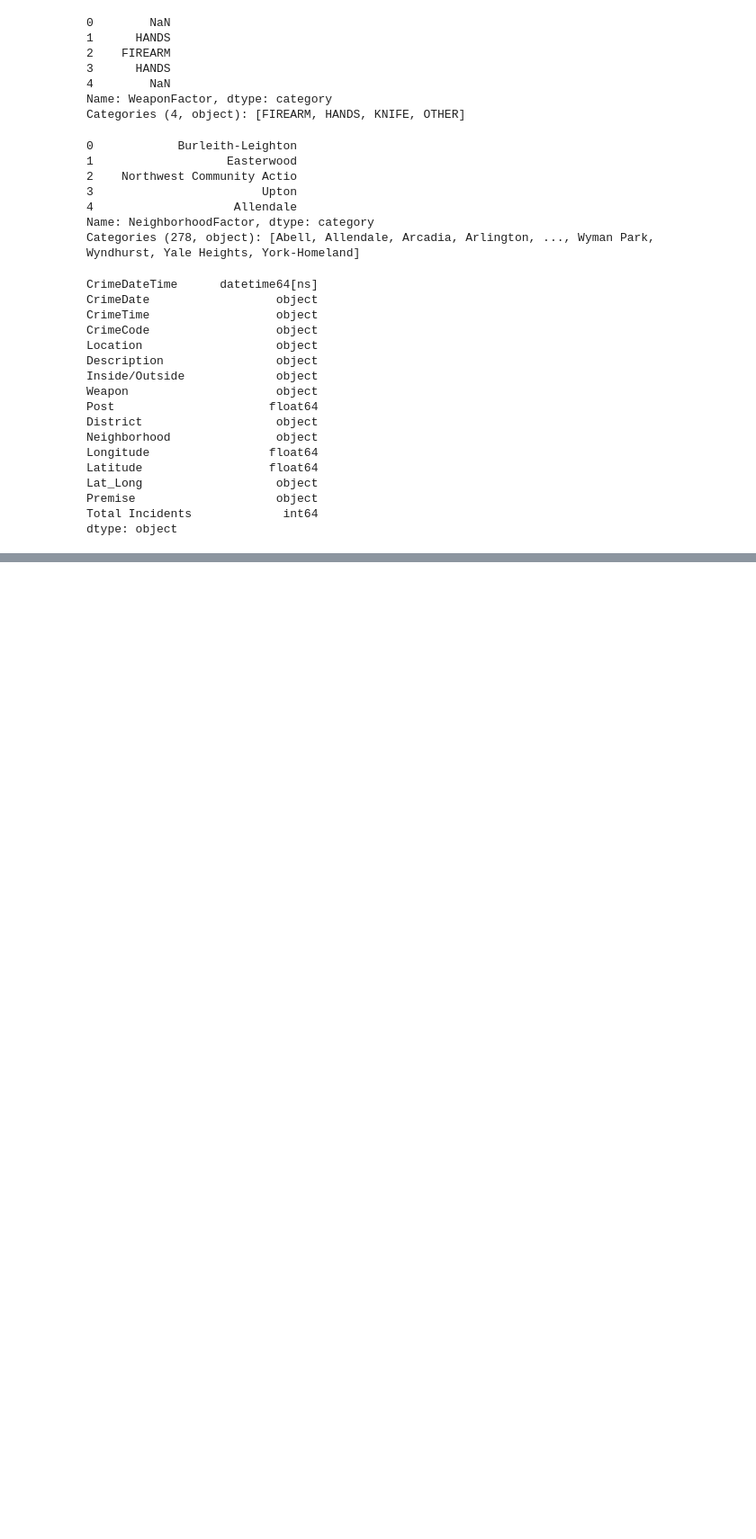
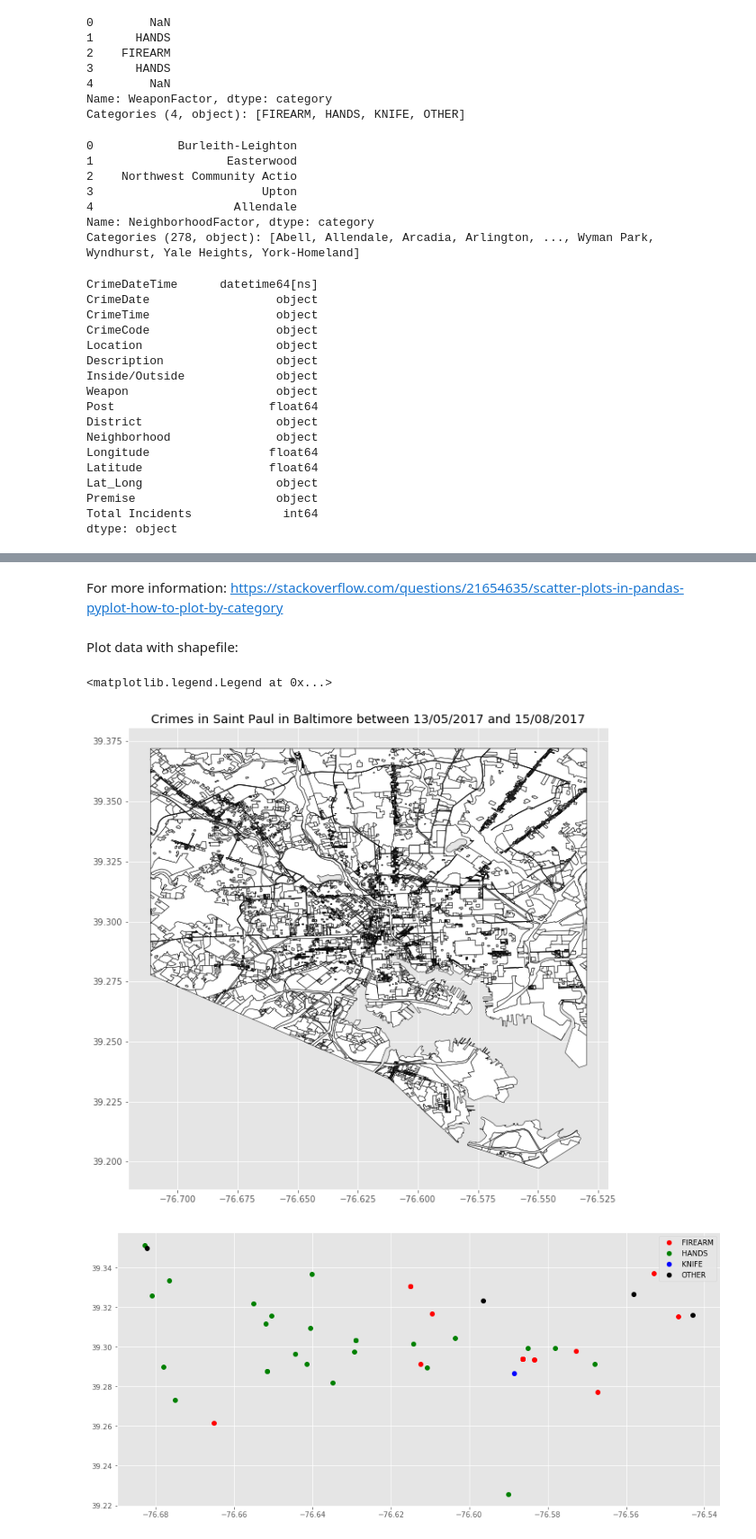
Before and after one commit to rmmariano/CAP386_intro_data_science, a Jupyter notebook: projeto/crimes_baltimore/crimes_baltimore.ipynb, the cells around one changed output, grey strips where cells are left out. Shown at 90% size. Cells and saved outputs as stored; diff of their text form; code cells hidden in the pictures; blank space fills up the shorter version.

```diff
--- a/projeto/crimes_baltimore/crimes_baltimore.ipynb
+++ b/projeto/crimes_baltimore/crimes_baltimore.ipynb
@@ -468,0 +512,31 @@ ValueError: pie requires either y column or 'subplots=True'
+# %% [markdown]
+For more information: https://stackoverflow.com/questions/21654635/scatter-plots-in-pandas-pyplot-how-to-plot-by-category
+# %% [markdown]
+Plot data with shapefile:
+# %%
+# markers
+marker_dict = {'FIREARM':'o','HANDS':'^','KNIFE':'s', 'OTHER':'x'}
+color_dict = {'FIREARM':'red', 'HANDS':'green', 'KNIFE':'blue', 'OTHER':'black'}
+
+# get the groups (categories)
+groups = df_crimes_query.groupby('WeaponFactor')
+
+
+shape_file_data_gp.plot(markersize=6, color="white", edgecolor="black", figsize=(15,10))
+
+plt.title(title_of_plot)
+
+# plot
+fig, ax = plt.subplots(figsize=(15,7))
+for name, group in groups:
+#     marker = marker_dict[name]
+    color = color_dict[name]
+
+    ax.plot(group.Longitude, group.Latitude, marker='o', linestyle='',
+            label=name, c=color)
+
+ax.legend()
+# %% [output]
+<matplotlib.legend.Legend at 0x...>
+[figure, added]
+[figure, added]
```
Also changed, not shown: parts of 11 cells of this notebook, 1 other file.
